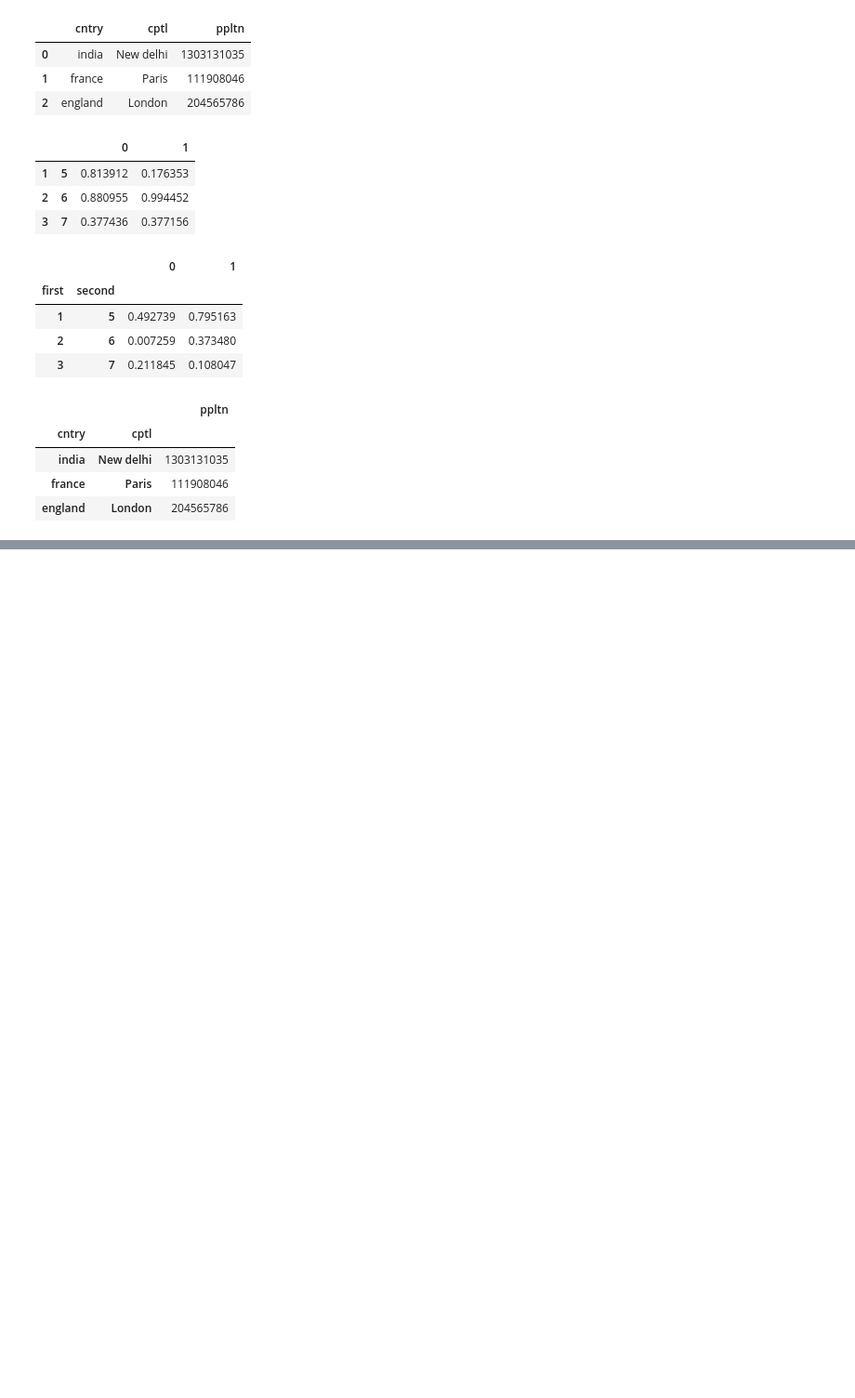
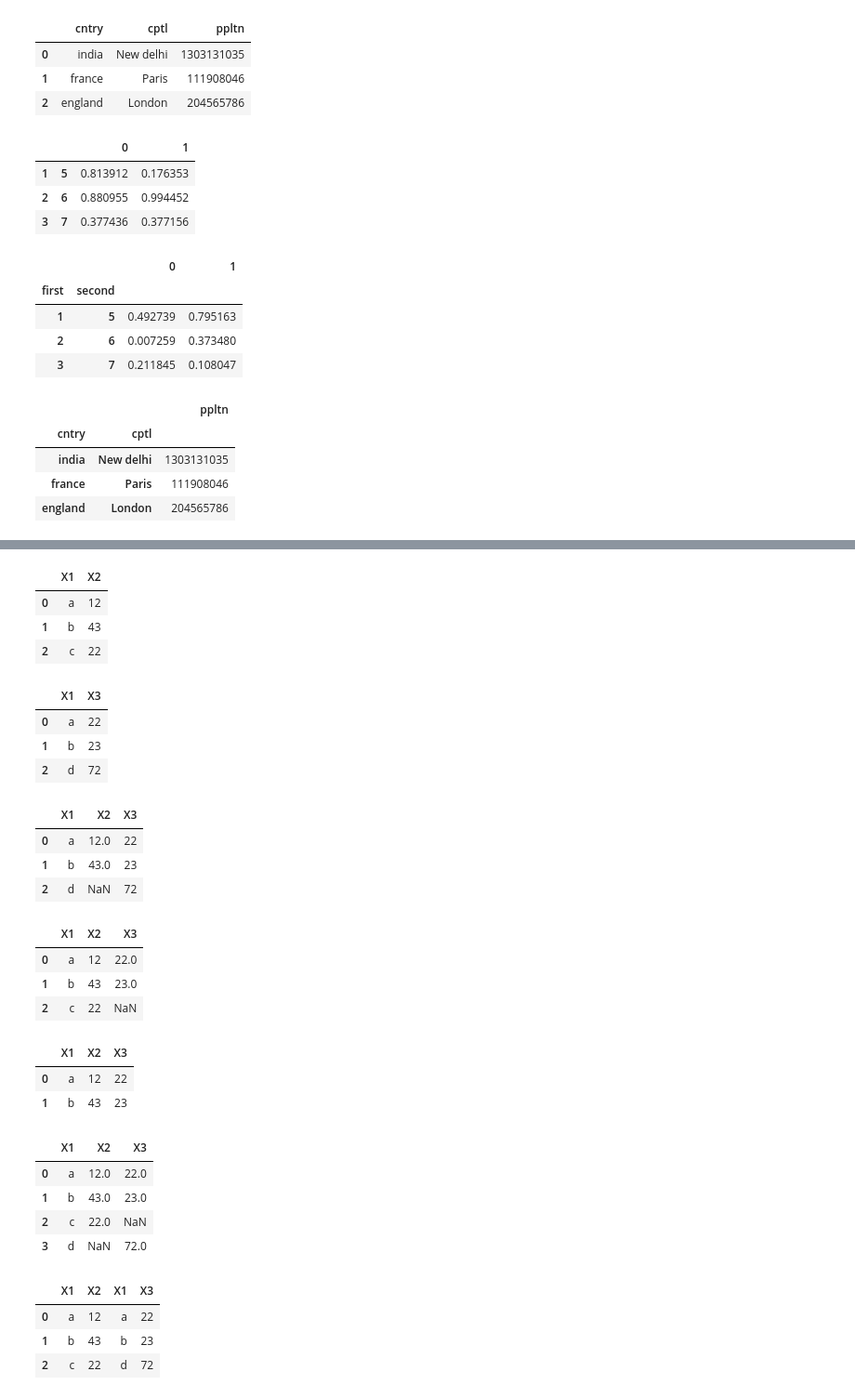
Before and after one commit to sanket-k/machine_learning_basics, a Jupyter notebook: pandas/pandas-1.ipynb, the cells around one changed output, grey strips where cells are left out. Shown: that part at 93% size. Saved outputs shown, nothing was run; the diff lists cells and outputs as text; code cells hidden in the pictures; blank space fills up the shorter version.

```diff
--- a/pandas/pandas-1.ipynb
+++ b/pandas/pandas-1.ipynb
@@ -563,0 +615,49 @@ display(df4.groupby(level=0).sum())
+# %%
+# combining data
+X = {'X1': ['a','b','c'],
+        'X2' : [12,43,22]}
+data1 = pd.DataFrame(X,columns=['X1','X2'])
+display(data1)
+X2 = {'X1': ['a','b','d'],
+        'X3' : [22,23,72]}
+data2 = pd.DataFrame(X2,columns=['X1','X3'])
+display(data2)
+
+display(pd.merge(data1,data2,how='right',on='X1'))
+display(pd.merge(data1,data2,how='left',on='X1'))
+display(pd.merge(data1,data2,how='inner',on='X1'))
+display(pd.merge(data1,data2,how='outer',on='X1'))
+# %% [output]
+|  | X1 | X2 |
+| 0 | a | 12 |
+| 1 | b | 43 |
+| 2 | c | 22 |
+|  | X1 | X3 |
+| 0 | a | 22 |
+| 1 | b | 23 |
+| 2 | d | 72 |
+|  | X1 | X2 | X3 |
+| 0 | a | 12.0 | 22 |
+| 1 | b | 43.0 | 23 |
+| 2 | d | NaN | 72 |
+|  | X1 | X2 | X3 |
+| 0 | a | 12 | 22.0 |
+| 1 | b | 43 | 23.0 |
+| 2 | c | 22 | NaN |
+|  | X1 | X2 | X3 |
+| 0 | a | 12 | 22 |
+| 1 | b | 43 | 23 |
+|  | X1 | X2 | X3 |
+| 0 | a | 12.0 | 22.0 |
+| 1 | b | 43.0 | 23.0 |
+| 2 | c | 22.0 | NaN |
+| 3 | d | NaN | 72.0 |
+# %%
+# joining
+#data1.join(data2,how='right')             #check
+pd.concat([data1,data2],axis=1,join='inner')
+# %% [output]
+|  | X1 | X2 | X1 | X3 |
+| 0 | a | 12 | a | 22 |
+| 1 | b | 43 | b | 23 |
+| 2 | c | 22 | d | 72 |
```
Also changed, not shown: parts of 5 cells of this notebook.
